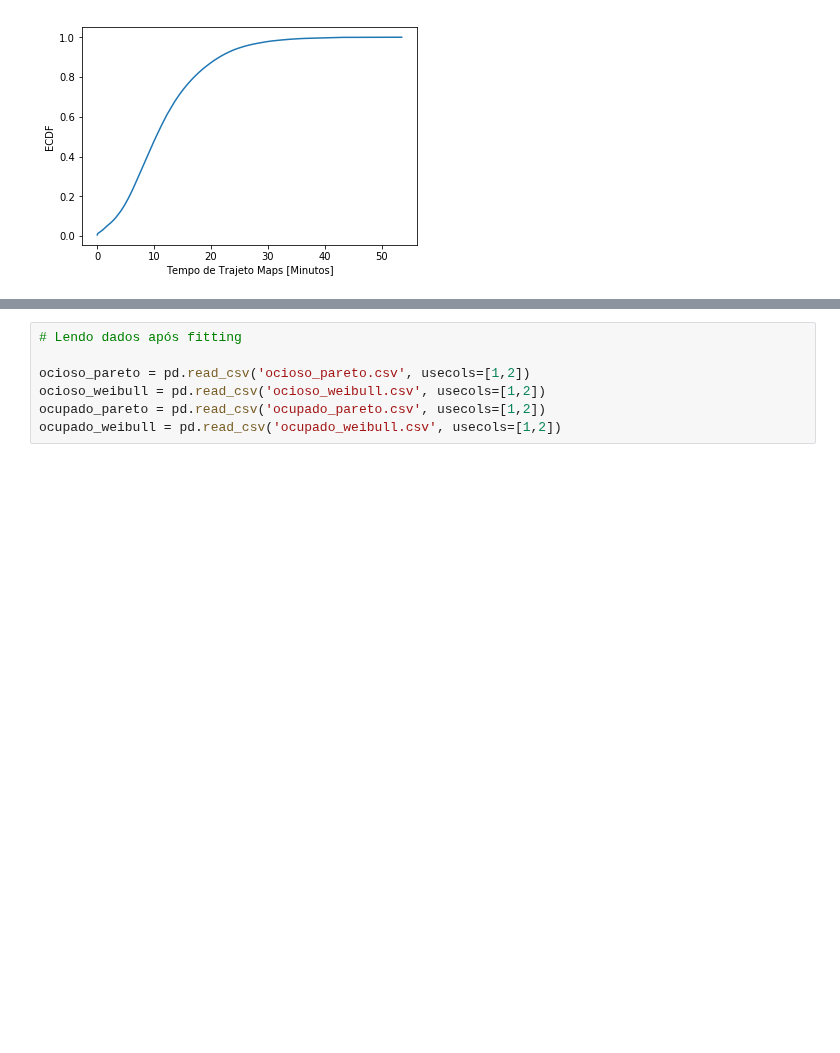
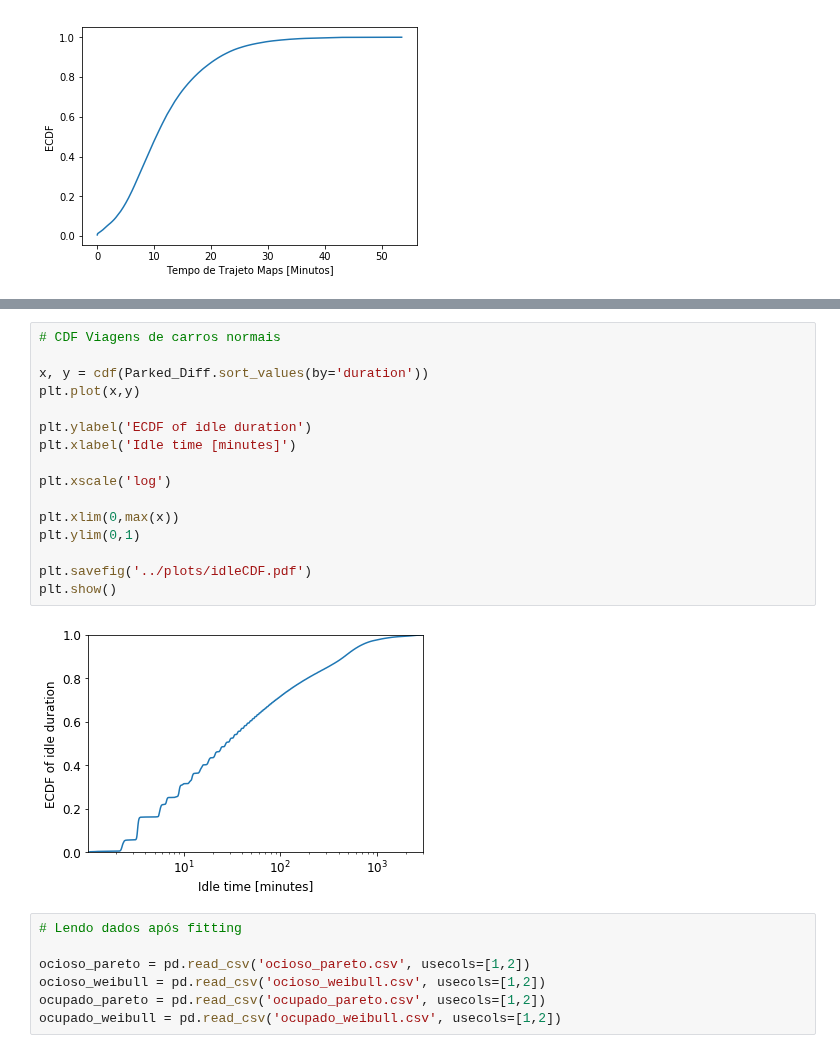
Before and after one commit to netlabufjf/Evo-Scripts, a Jupyter notebook: CDF_Plot_Evo.ipynb, the cells around one changed output, grey strips where cells are left out. Drawn from its saved outputs; the diff is of its cells as text; blank space fills up the shorter version.

```diff
--- a/CDF_Plot_Evo.ipynb
+++ b/CDF_Plot_Evo.ipynb
@@ -203,3 +193,21 @@ plt.plot(x,y)
+# %%
+# CDF Viagens de carros normais
+
+x, y = cdf(Parked_Diff.sort_values(by='duration'))
+plt.plot(x,y)
+
+plt.ylabel('ECDF of idle duration')
+plt.xlabel('Idle time [minutes]')
+
+plt.xscale('log')
+
+plt.xlim(0,max(x))
+plt.ylim(0,1)
+
+plt.savefig('../plots/idleCDF.pdf')
+plt.show()
+# %% [output]
+[figure, added]
 # %%
 # Lendo dados após fitting
 
```
Also changed, not shown: parts of 8 cells of this notebook.
